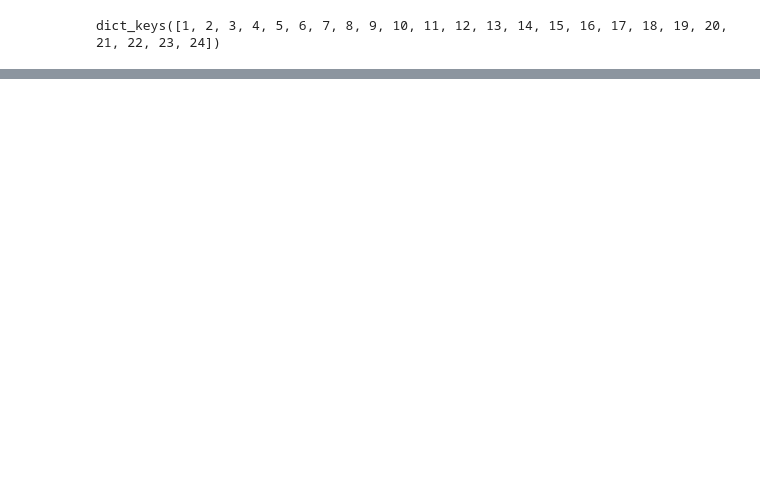
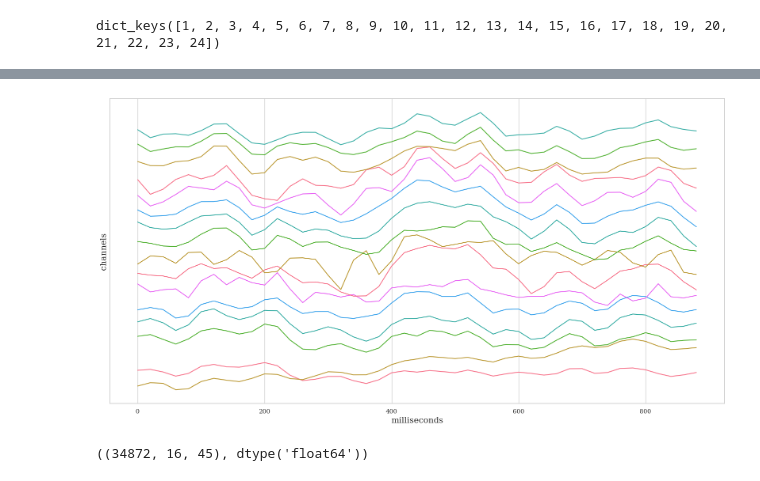
Before and after one commit to lm-cyber/DS_ITMO, a Jupyter notebook: tasks/task3/SVM.ipynb, the cells around one changed output, grey strips where cells are left out. Drawn from its saved outputs; the diff is of its cells as text; code cells hidden in the pictures; blank space fills up the shorter version.

```diff
--- a/tasks/task3/SVM.ipynb
+++ b/tasks/task3/SVM.ipynb
@@ -284,0 +399,15 @@ for _, sessions in sorted(m_data.items()):
+# %%
+dataset = []
+epoch_count = int(epoch_duration * final_rate)
+np.int = int
+np.float = float
+np.bool = bool
+for eegs, markers in raw_dataset:
+    epochs = []
+    labels = []
+    filtered = eeg_pipe.transform(eegs)
+    markups = markers_pipe.transform(markers)
+    for signal_t, markup in zip(filtered, markups):
+        epochs.extend([signal_t[:, start:(start + epoch_count)] for start in markup[:, 0]])
+        labels.extend(markup[:, 1])
+    dataset.append((np.array(epochs), np.array(labels)))
@@ -284,0 +427,16 @@ for _, sessions in sorted(m_data.items()):
+# %%
+epoch = dataset[0][0][0]
+plt.figure(figsize=(20, 10))
+plt.plot(epoch.T + np.arange(len(epoch)))
+plt.yticks([])
+plt.xticks(np.arange(0, 50, 10), np.arange(0, 1000, 200))
+plt.xlabel('milliseconds', fontsize=15)
+plt.ylabel('channels', fontsize=15)
+plt.show()
+# %% [output]
+[figure, added]
+# %%
+all_epochs = np.concatenate([epochs for epochs, _ in dataset])
+all_epochs.shape, all_epochs.dtype
+# %% [output]
+((34872, 16, 45), dtype('float64'))
```
Also changed, not shown: parts of 47 cells of this notebook, 11 other files.
